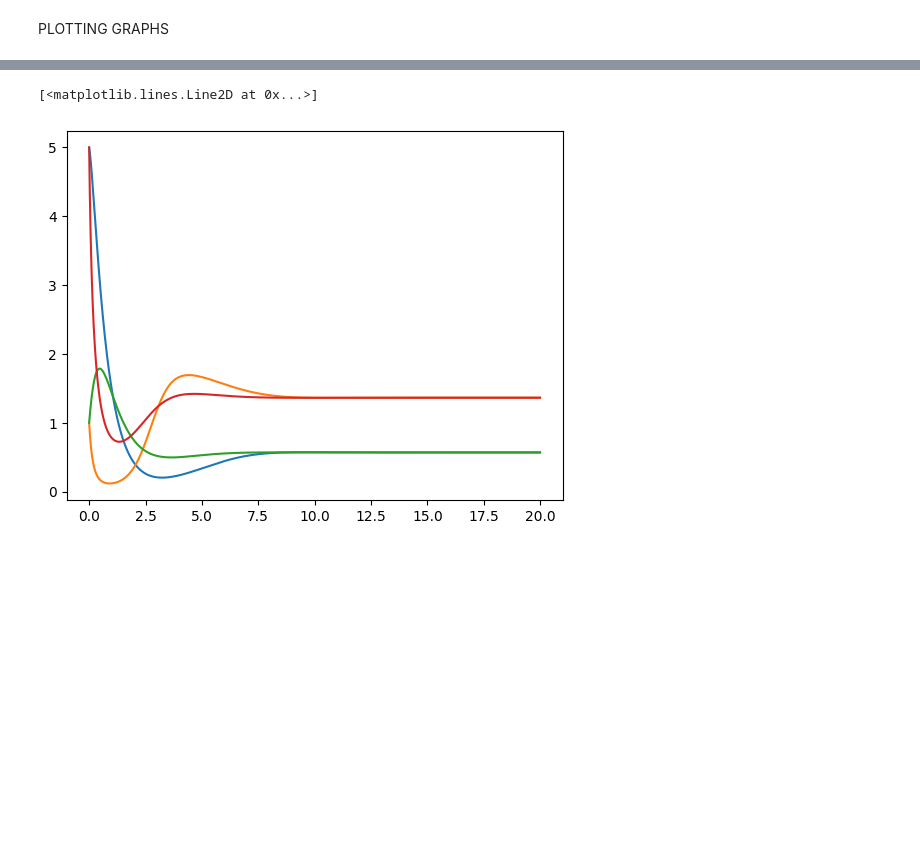
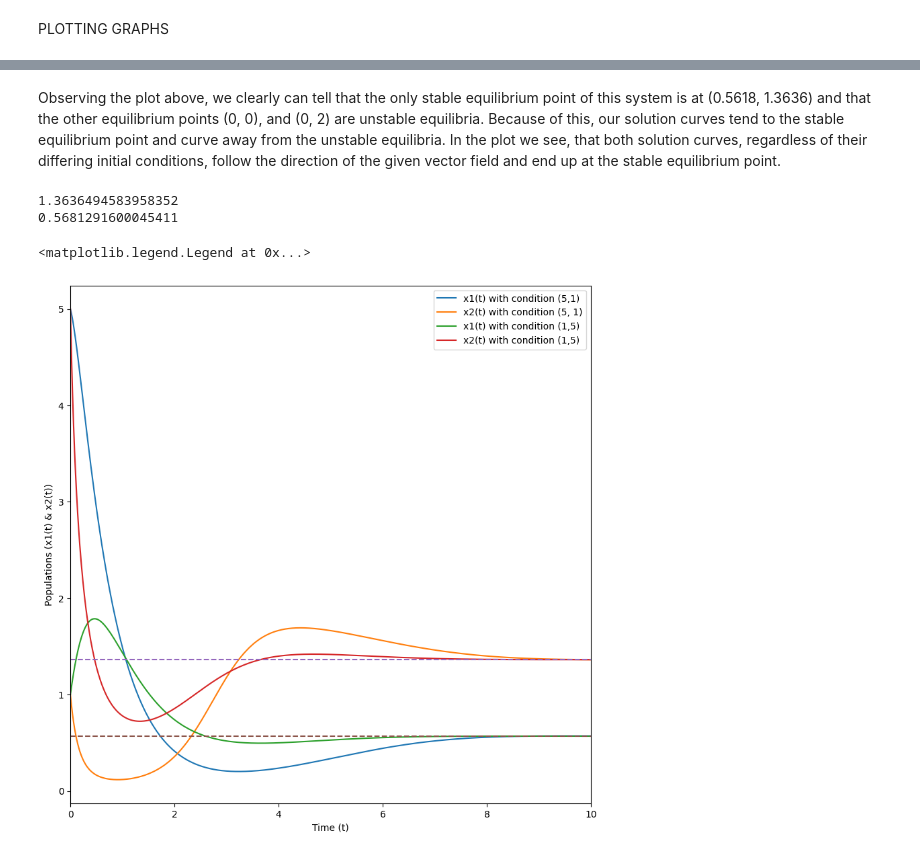
Before and after one commit to MrAnish123/Differential-Equations-Project-1, a Jupyter notebook: SetC.ipynb, the cells around one changed output, grey strips where cells are left out. Drawn from its saved outputs; the diff is of its cells as text; code cells hidden in the pictures; blank space fills up the shorter version.

```diff
--- a/SetC.ipynb
+++ b/SetC.ipynb
@@ -95,8 +107,30 @@ plt.show()
-# %%
-plt.plot(tRange, x1_0)
-plt.plot(tRange, x2_0)
-plt.plot(tRange, x1_1)
-plt.plot(tRange, x2_1)
-# %% [output]
-[<matplotlib.lines.Line2D at 0x...>]
-[figure, removed]
+# %% [markdown]
+Observing the plot above, we clearly can tell that the only stable equilibrium point of this system is at (0.5618, 1.3636) and that the other equilibrium points (0, 0), and (0, 2) are unstable equilibria. Because of this, our solution curves tend to the stable equilibrium point and curve away from the unstable equilibria. In the plot we see, that both solution curves, regardless of their differing initial conditions, follow the direction of the given vector field and end up at the stable equilibrium point.
+# %%
+plt.figure(figsize=(10,10))
+
+plt.xlabel("Time (t)")
+plt.ylabel("Populations (x1(t) & x2(t))")
+
+plt.xlim(0, 10)
+
+plt.plot(tRange, x1_0, label='x1(t) with condition (5,1)')
+plt.plot(tRange, x2_0, label='x2(t) with condition (5, 1)')
+plt.plot(tRange, x1_1, label='x1(t) with condition (1,5)')
+plt.plot(tRange, x2_1, label='x2(t) with condition (1,5)')
+
+plt.plot(tRange, np.full((2000,), x2_1[1500]), linestyle='--')
+plt.plot(tRange, np.full((2000,), x1_0[1500]), linestyle='--')
+
+print(x2_1[1500])
+print(x1_0[1500])
+
+
+plt.legend(loc="upper right")
+
+#plt.legend(['x1(t) with point (5, 1)', 'x2(t)', 'hihihi', 'hihihihi'], loc='upper right')
+# %% [output]
+1.3636494583958352
+0.5681291600045411
+<matplotlib.legend.Legend at 0x...>
+[figure, added]
```
Also changed, not shown: parts of 3 cells of this notebook.
